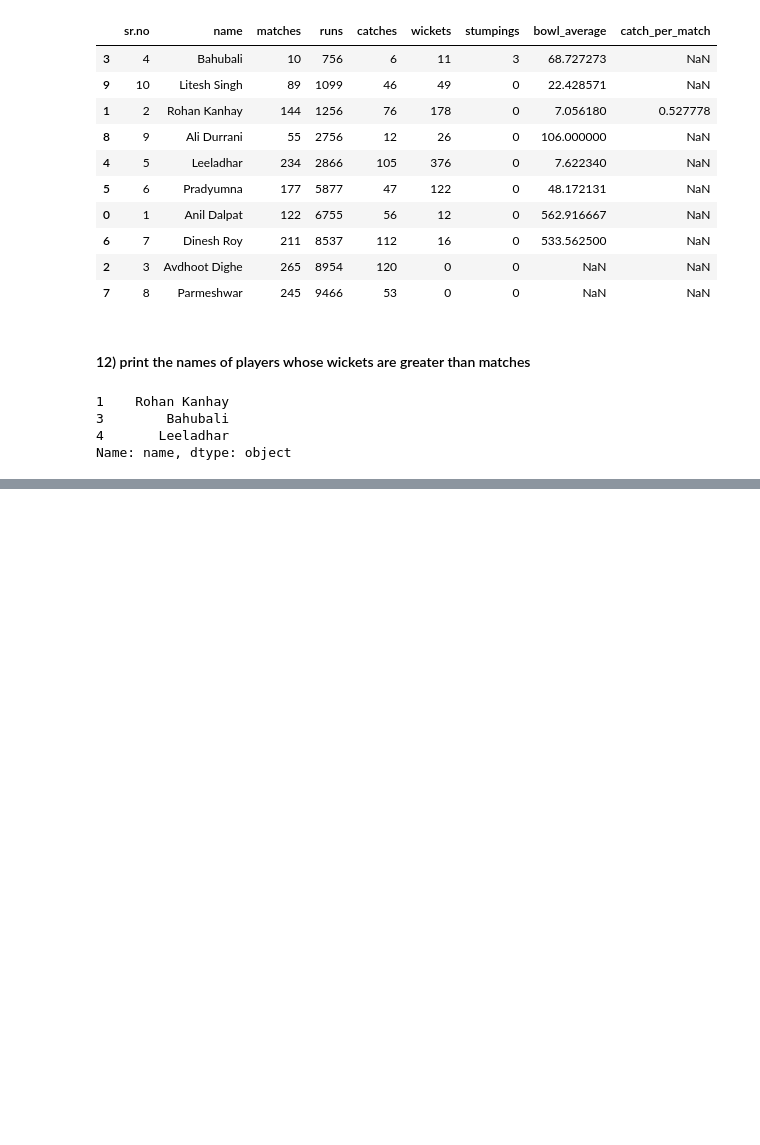
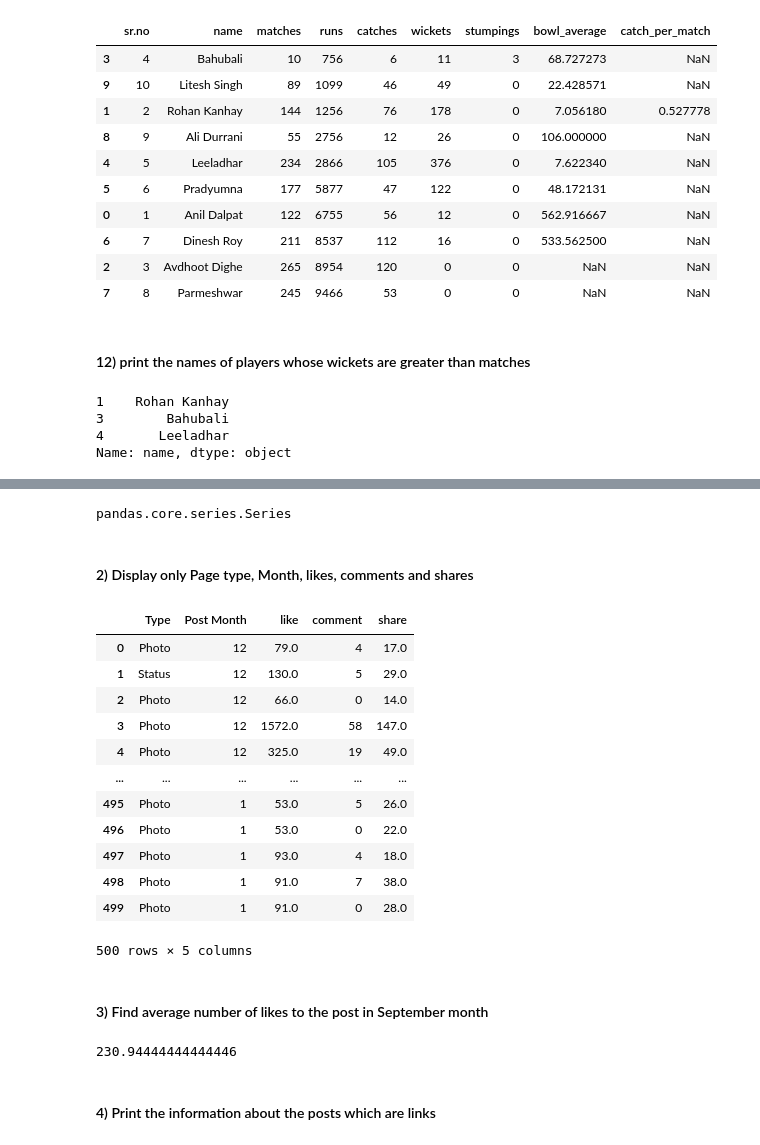
Before and after one commit to snehal-sapkale/python_assignment2, a Jupyter notebook: Assignment_2_ans.ipynb, the cells around one changed output, grey strips where cells are left out. Cells and saved outputs as stored; diff of their text form; code cells hidden in the pictures; blank space fills up the shorter version.

```diff
--- a/Assignment_2_ans.ipynb
+++ b/Assignment_2_ans.ipynb
@@ -152,0 +200,34 @@ Name: name, dtype: object
+# %%
+type(paid)
+# %% [output]
+pandas.core.series.Series
+# %% [markdown]
+#### 2) Display only Page type, Month, likes, comments and shares
+# %%
+df = pd.read_csv(path + "fb.csv")
+df1 = df[['Type', 'Post Month', 'like', 'comment', 'share']]
+df1
+# %% [output]
+|  | Type | Post Month | like | comment | share |
+| 0 | Photo | 12 | 79.0 | 4 | 17.0 |
+| 1 | Status | 12 | 130.0 | 5 | 29.0 |
+| 2 | Photo | 12 | 66.0 | 0 | 14.0 |
+| 3 | Photo | 12 | 1572.0 | 58 | 147.0 |
+| 4 | Photo | 12 | 325.0 | 19 | 49.0 |
+| ... | ... | ... | ... | ... | ... |
+| 495 | Photo | 1 | 53.0 | 5 | 26.0 |
+| 496 | Photo | 1 | 53.0 | 0 | 22.0 |
+| 497 | Photo | 1 | 93.0 | 4 | 18.0 |
+| 498 | Photo | 1 | 91.0 | 7 | 38.0 |
+| 499 | Photo | 1 | 91.0 | 0 | 28.0 |
+500 rows × 5 columns
+# %% [markdown]
+#### 3) Find average number of likes to the post in September month
+# %%
+df = pd.read_csv(path + "fb.csv")
+x = df[(df['Post Month'] == 9 )]
+x['like'].mean()
+# %% [output]
+230.94444444444446
+# %% [markdown]
+#### 4) Print the information about the posts which are links
```
Also changed, not shown: parts of 17 cells of this notebook.
